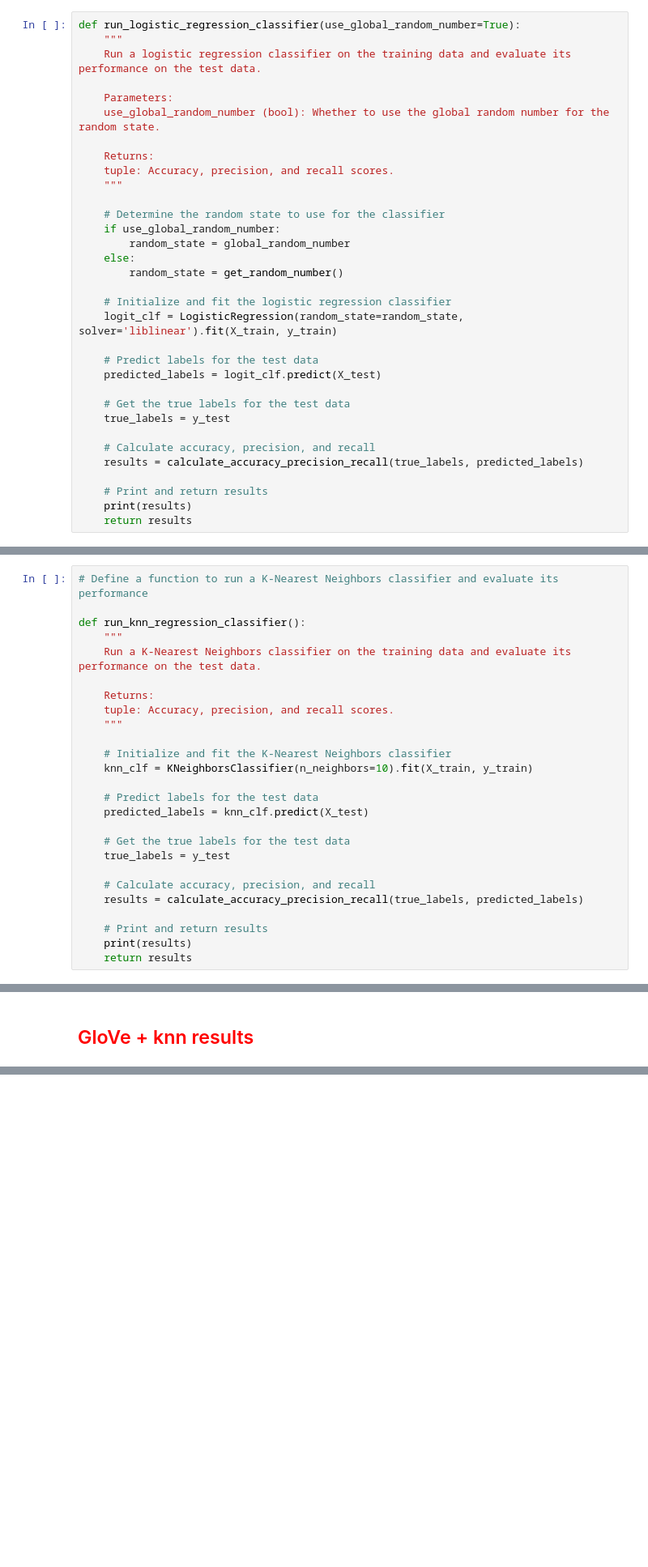
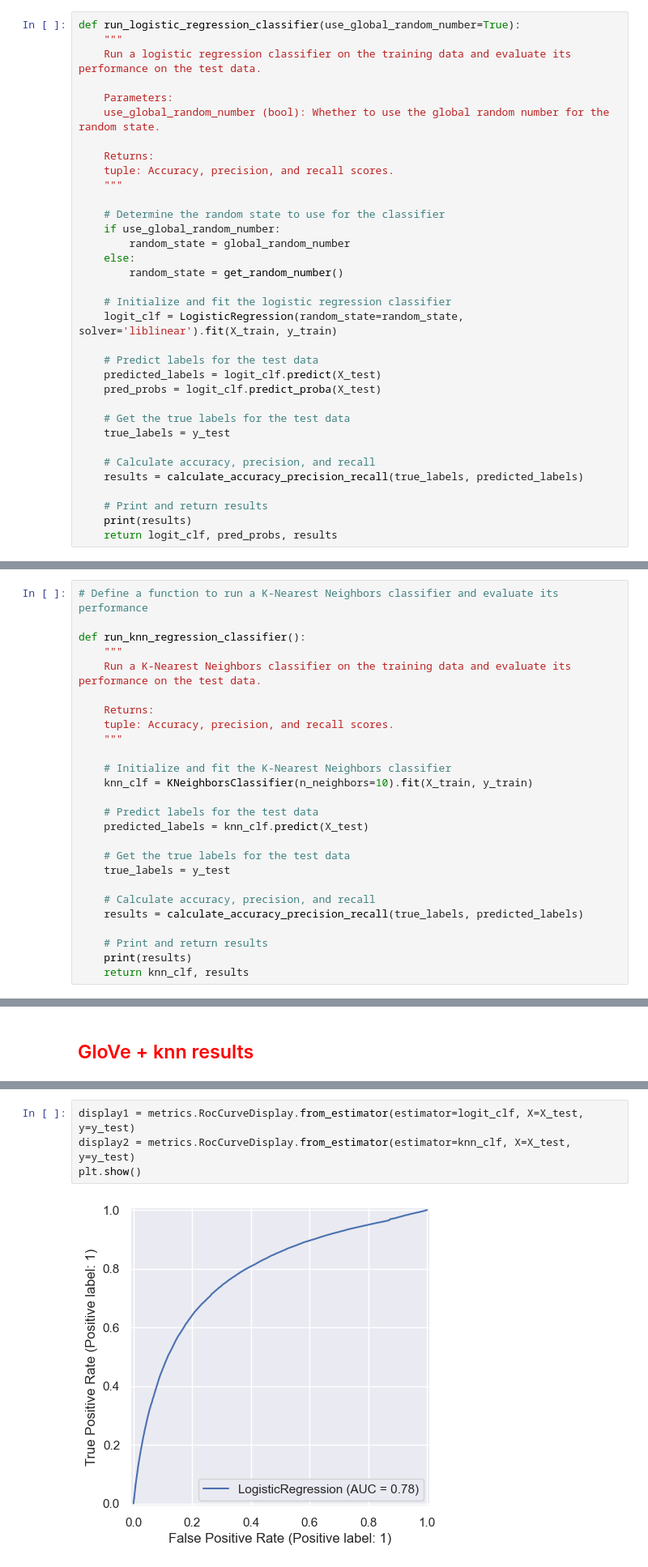
Before and after one commit to nkanak/bug-or-feature, a Jupyter notebook: experiments.ipynb, the cells around one changed output, grey strips where cells are left out. Shown at 81% size. Saved outputs shown, nothing was run; the diff lists cells and outputs as text; blank space fills up the shorter version.

```diff
--- a/experiments.ipynb
+++ b/experiments.ipynb
@@ -417,6 +418,7 @@ def run_logistic_regression_classifier(use_global_random_number=True):
 
     # Predict labels for the test data
     predicted_labels = logit_clf.predict(X_test)
+    pred_probs = logit_clf.predict_proba(X_test)
 
     # Get the true labels for the test data
     true_labels = y_test
@@ -426,6 +428,6 @@ def run_logistic_regression_classifier(use_global_random_number=True):
 
     # Print and return results
     print(results)
-    return results
+    return logit_clf, pred_probs, results
 # %%
 # Run the logistic regression classifier and store the results in a list
@@ -467,6 +480,6 @@ def run_knn_regression_classifier():
 
     # Print and return results
     print(results)
-    return results
+    return knn_clf, results
 # %%
 # Run the K-Nearest Neighbors classifier and store the evaluation results
@@ -483,0 +497,6 @@ Avg accuracy | Avg precision | Avg recall
+# %%
+display1 = metrics.RocCurveDisplay.from_estimator(estimator=logit_clf, X=X_test, y=y_test)
+display2 = metrics.RocCurveDisplay.from_estimator(estimator=knn_clf, X=X_test, y=y_test)
+plt.show()
+# %% [output]
+[figure, added]
```
Also changed, not shown: parts of 9 cells of this notebook.
